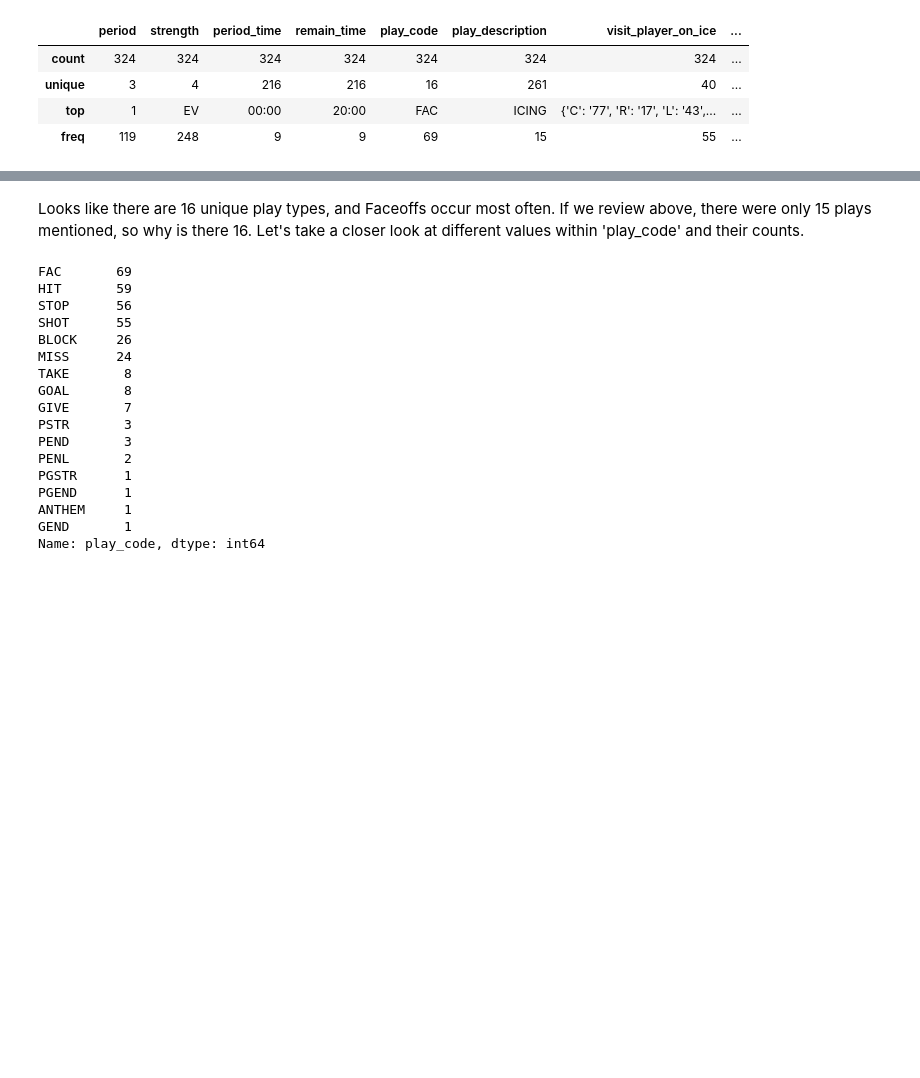
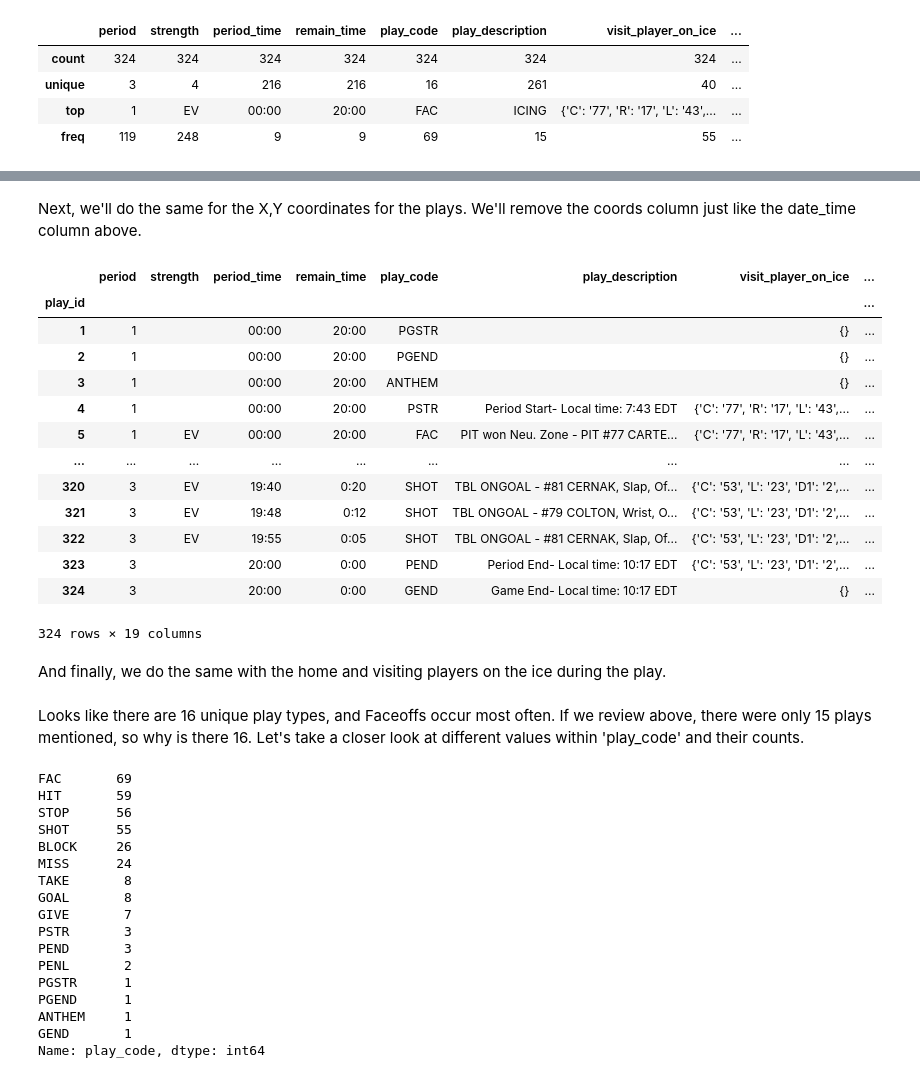
Before and after one commit to PNJaenichen/PNJaenichen.github.io, a Jupyter notebook: projects/pythonHockey/pythonHockey.ipynb, the cells around one changed output, grey strips where cells are left out. Drawn from its saved outputs; the diff is of its cells as text; code cells hidden in the pictures; blank space fills up the shorter version.

```diff
--- a/projects/pythonHockey/pythonHockey.ipynb
+++ b/projects/pythonHockey/pythonHockey.ipynb
@@ -114,3 +176,34 @@ game_df.describe(include='all')
+# %% [markdown]
+Next, we'll do the same for the X,Y coordinates for the plays. We'll remove the coords column just like the date_time column above.
+# %%
+def parse_xy_coords(row):
+  coord_dict = row['coordinates']
+  try:
+    x_coord = coord_dict['x']
+    y_coord = coord_dict['y']
+    return (x_coord, y_coord)
+  except:
+    return (np.nan, np.nan)
+
+game_df['x_coord'], game_df['y_coord'] = zip(*game_df.apply(parse_xy_coords, axis=1))
+game_df.drop('coordinates', axis=1)
+# %% [output]
+|  | period | strength | period_time | remain_time | play_code | play_description | visit_player_on_ice | ... |
+| play_id |  |  |  |  |  |  |  | ... |
+| 1 | 1 |  | 00:00 | 20:00 | PGSTR |  | {} | ... |
+| 2 | 1 |  | 00:00 | 20:00 | PGEND |  | {} | ... |
+| 3 | 1 |  | 00:00 | 20:00 | ANTHEM |  | {} | ... |
+| 4 | 1 |  | 00:00 | 20:00 | PSTR | Period Start- Local time: 7:43 EDT | {'C': '77', 'R': '17', 'L': '43',... | ... |
+| 5 | 1 | EV | 00:00 | 20:00 | FAC | PIT won Neu. Zone - PIT #77 CARTE... | {'C': '77', 'R': '17', 'L': '43',... | ... |
+| ... | ... | ... | ... | ... | ... | ... | ... | ... |
+| 320 | 3 | EV | 19:40 | 0:20 | SHOT | TBL ONGOAL - #81 CERNAK, Slap, Of... | {'C': '53', 'L': '23', 'D1': '2',... | ... |
+| 321 | 3 | EV | 19:48 | 0:12 | SHOT | TBL ONGOAL - #79 COLTON, Wrist, O... | {'C': '53', 'L': '23', 'D1': '2',... | ... |
+| 322 | 3 | EV | 19:55 | 0:05 | SHOT | TBL ONGOAL - #81 CERNAK, Slap, Of... | {'C': '53', 'L': '23', 'D1': '2',... | ... |
+| 323 | 3 |  | 20:00 | 0:00 | PEND | Period End- Local time: 10:17 EDT | {'C': '53', 'L': '23', 'D1': '2',... | ... |
+| 324 | 3 |  | 20:00 | 0:00 | GEND | Game End- Local time: 10:17 EDT | {} | ... |
+324 rows × 19 columns
+# %% [markdown]
+And finally, we do the same with the home and visiting players on the ice during the play.
 # %% [markdown]
 Looks like there are 16 unique play types, and Faceoffs occur most often. If we review above, there were only 15 plays mentioned, so why is there 16. Let's take a closer look at different values within 'play_code' and their counts.
 # %%
```
Also changed, not shown: parts of 6 cells of this notebook.
